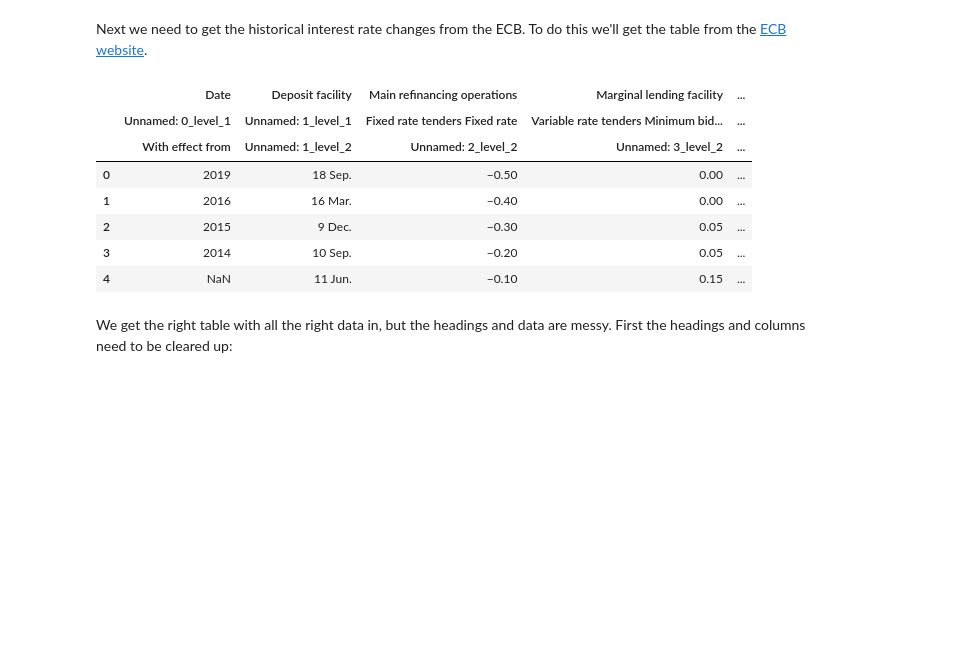
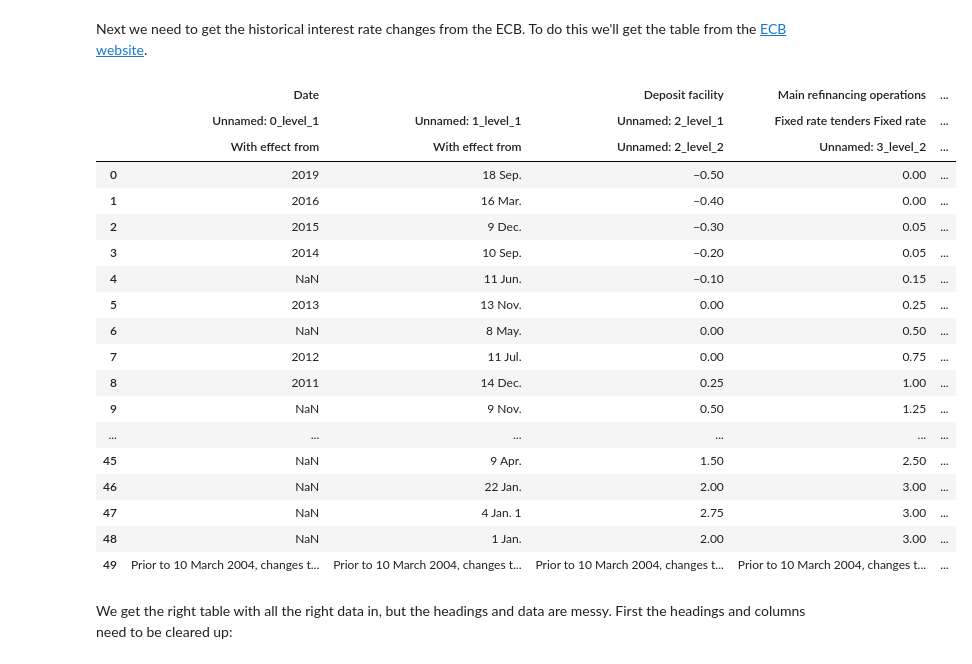
Before and after one commit to binary-riviera/Finance-Models, a Jupyter notebook: Bayes_interest_index.ipynb, the cells around one changed output. Drawn from its saved outputs; the diff is of its cells as text; code cells hidden in the pictures; blank space fills up the shorter version.

```diff
--- a/Bayes_interest_index.ipynb
+++ b/Bayes_interest_index.ipynb
@@ -32,16 +33,27 @@ close.head()
 Next we need to get the historical interest rate changes from the ECB. To do this we'll get the table from the [ECB website](https://www.ecb.europa.eu/stats/policy_and_exchange_rates/key_ecb_interest_rates/html/index.en.html).
 # %%
 tables = pd.read_html('https://www.ecb.europa.eu/stats/policy_and_exchange_rates/key_ecb_interest_rates/html/index.en.html')
-tables[0].head()
+tables[0]
 # %% [output]
-|  | Date | Deposit facility | Main refinancing operations | Marginal lending facility | ... |
-|  | Unnamed: 0_level_1 | Unnamed: 1_level_1 | Fixed rate tenders Fixed rate | Variable rate tenders Minimum bid... | ... |
-|  | With effect from | Unnamed: 1_level_2 | Unnamed: 2_level_2 | Unnamed: 3_level_2 | ... |
+|  | Date |  | Deposit facility | Main refinancing operations | ... |
+|  | Unnamed: 0_level_1 | Unnamed: 1_level_1 | Unnamed: 2_level_1 | Fixed rate tenders Fixed rate | ... |
+|  | With effect from | With effect from | Unnamed: 2_level_2 | Unnamed: 3_level_2 | ... |
 | 0 | 2019 | 18 Sep. | −0.50 | 0.00 | ... |
 | 1 | 2016 | 16 Mar. | −0.40 | 0.00 | ... |
 | 2 | 2015 | 9 Dec. | −0.30 | 0.05 | ... |
 | 3 | 2014 | 10 Sep. | −0.20 | 0.05 | ... |
 | 4 | NaN | 11 Jun. | −0.10 | 0.15 | ... |
+| 5 | 2013 | 13 Nov. | 0.00 | 0.25 | ... |
+| 6 | NaN | 8 May. | 0.00 | 0.50 | ... |
+| 7 | 2012 | 11 Jul. | 0.00 | 0.75 | ... |
+| 8 | 2011 | 14 Dec. | 0.25 | 1.00 | ... |
+| 9 | NaN | 9 Nov. | 0.50 | 1.25 | ... |
+| ... | ... | ... | ... | ... | ... |
+| 45 | NaN | 9 Apr. | 1.50 | 2.50 | ... |
+| 46 | NaN | 22 Jan. | 2.00 | 3.00 | ... |
+| 47 | NaN | 4 Jan. 1 | 2.75 | 3.00 | ... |
+| 48 | NaN | 1 Jan. | 2.00 | 3.00 | ... |
+| 49 | Prior to 10 March 2004, changes t... | Prior to 10 March 2004, changes t... | Prior to 10 March 2004, changes t... | Prior to 10 March 2004, changes t... | ... |
 # %% [markdown]
 We get the right table with all the right data in, but the headings and data are messy. First the headings and columns need to be cleared up:
 # %%
```
Also changed, not shown: parts of 6 cells of this notebook, 1 other file.
